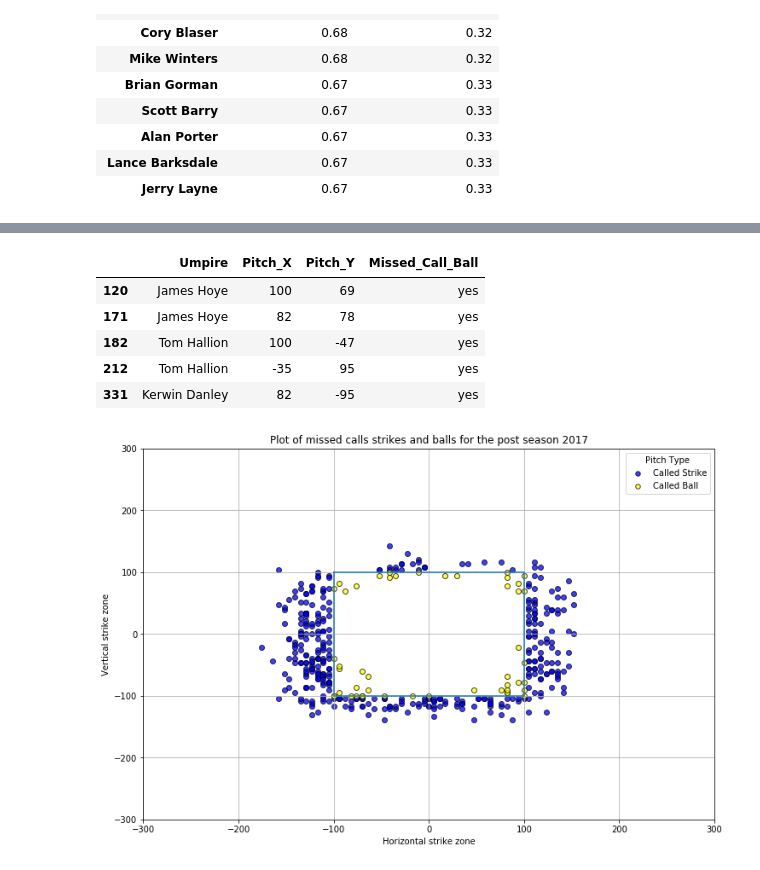
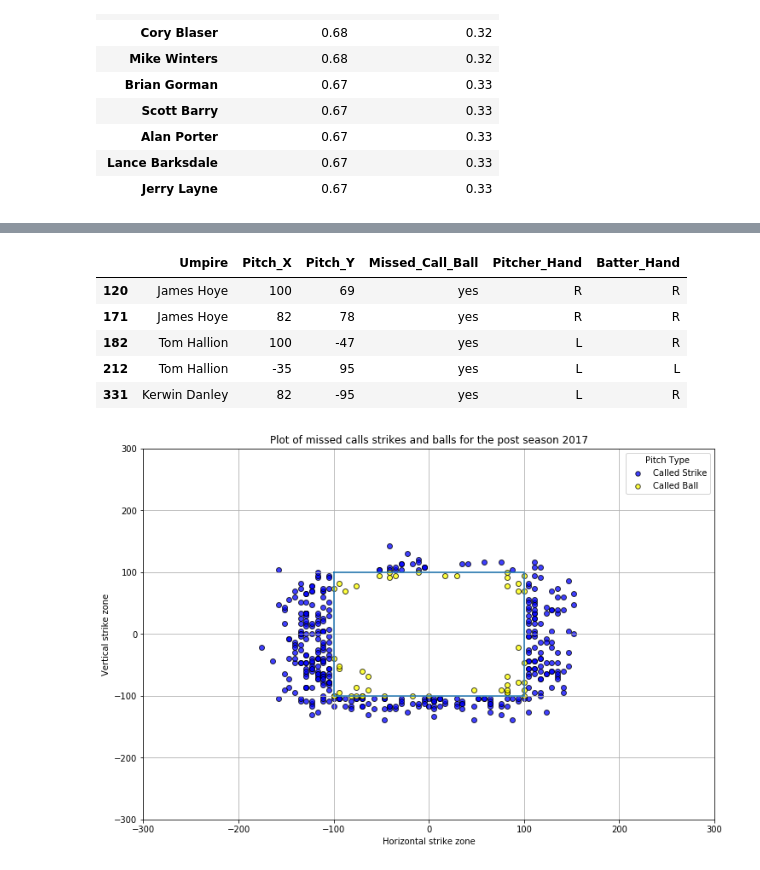
Before and after one commit to ForrestMcDougal/MLB-Postseason-Umpire-Analysis, a Jupyter notebook: Charts.ipynb, the cells around one changed output, grey strips where cells are left out. Drawn from its saved outputs; the diff is of its cells as text; code cells hidden in the pictures.

Commit message:
Add files via upload
Working on left and right pitches and batters. full merge

```diff
--- a/Charts.ipynb
+++ b/Charts.ipynb
@@ -543,19 +544,19 @@ See the caveats in the documentation: http://pandas.pydata.org/pandas-docs/stabl
 # %%
 # remove the good calls
 strikes_bad = strikes.loc[strikes["Missed_Call_Strike"] == "yes", [
-    "Umpire", "Pitch_X", "Pitch_Y", "Missed_Call_Strike"]]
+    "Umpire", "Pitch_X", "Pitch_Y", "Missed_Call_Strike", "Pitcher_Hand", "Batter_Hand"]]
 # strikes_bad.head()
 
 balls_bad = balls.loc[balls["Missed_Call_Ball"] == "yes", [
-    "Umpire", "Pitch_X", "Pitch_Y", "Missed_Call_Ball"]]
+    "Umpire", "Pitch_X", "Pitch_Y", "Missed_Call_Ball", "Pitcher_Hand", "Batter_Hand"]]
 balls_bad.head()
 # %% [output]
-|  | Umpire | Pitch_X | Pitch_Y | Missed_Call_Ball |
-| 120 | James Hoye | 100 | 69 | yes |
-| 171 | James Hoye | 82 | 78 | yes |
-| 182 | Tom Hallion | 100 | -47 | yes |
-| 212 | Tom Hallion | -35 | 95 | yes |
-| 331 | Kerwin Danley | 82 | -95 | yes |
+|  | Umpire | Pitch_X | Pitch_Y | Missed_Call_Ball | Pitcher_Hand | Batter_Hand |
+| 120 | James Hoye | 100 | 69 | yes | R | R |
+| 171 | James Hoye | 82 | 78 | yes | R | R |
+| 182 | Tom Hallion | 100 | -47 | yes | L | R |
+| 212 | Tom Hallion | -35 | 95 | yes | L | L |
+| 331 | Kerwin Danley | 82 | -95 | yes | L | R |
 # %%
 # plot the missed calls, balls, and strikes together
 # strikes_bad
```
Also changed, not shown: parts of 6 cells of this notebook.
